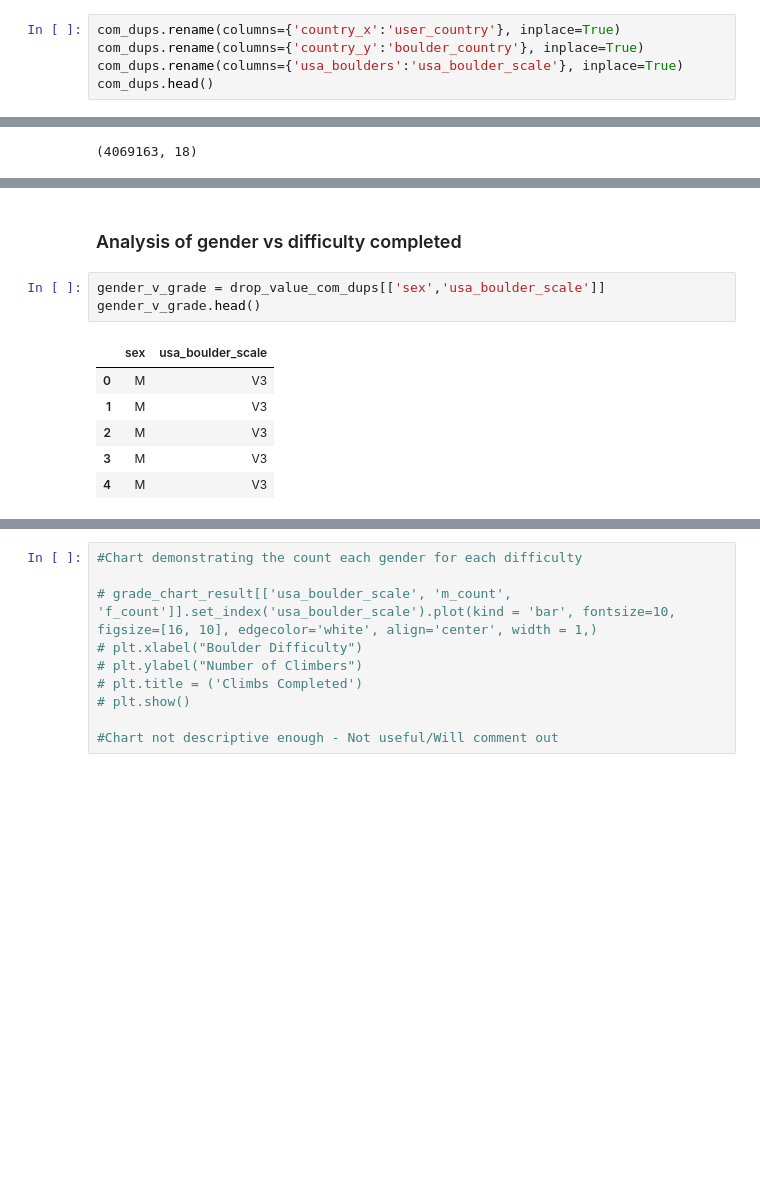
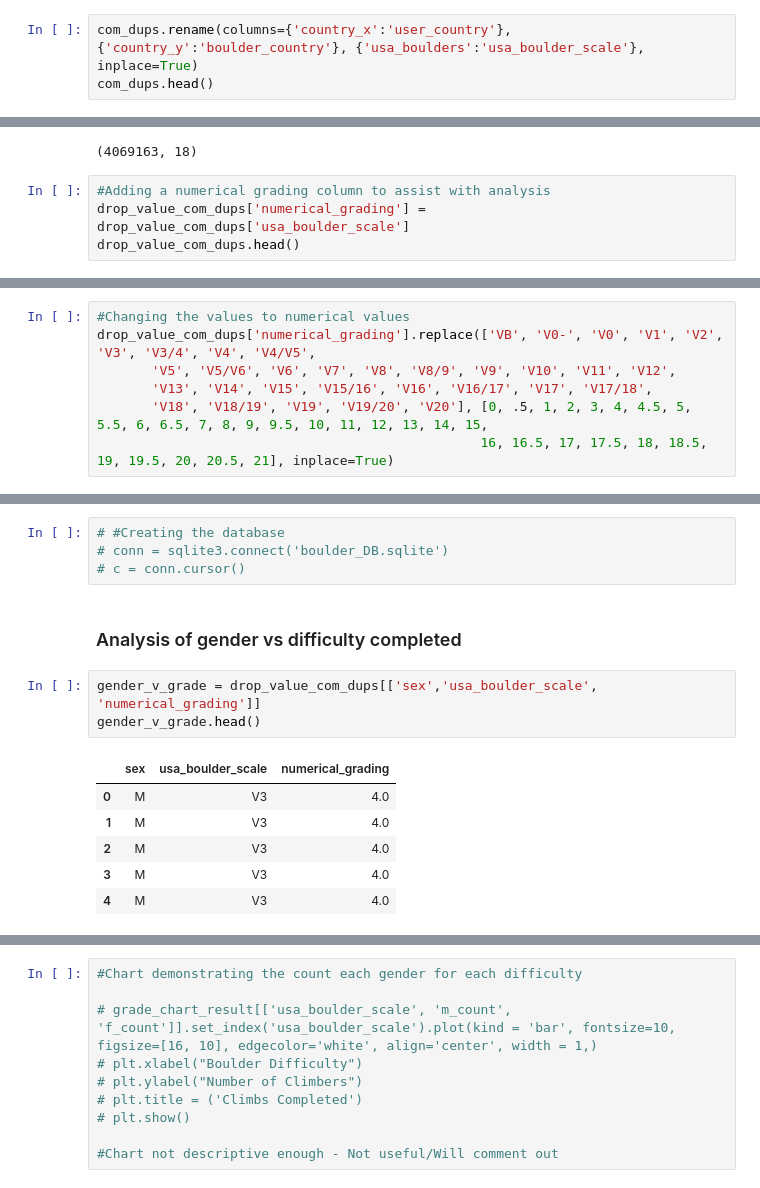
Before and after one commit to kchiev215/Passion_project, a Jupyter notebook: Data Analysis.ipynb, the cells around one changed output, grey strips where cells are left out. Drawn from its saved outputs; the diff is of its cells as text; blank space fills up the shorter version.

```diff
--- a/Data Analysis.ipynb
+++ b/Data Analysis.ipynb
@@ -234,9 +236,7 @@ com_dups.head()
 # %% [markdown]
 Renaming columns in the combined chart
 # %%
-com_dups.rename(columns={'country_x':'user_country'}, inplace=True)
-com_dups.rename(columns={'country_y':'boulder_country'}, inplace=True)
-com_dups.rename(columns={'usa_boulders':'usa_boulder_scale'}, inplace=True)
+com_dups.rename(columns={'country_x':'user_country'}, {'country_y':'boulder_country'}, {'usa_boulders':'usa_boulder_scale'}, inplace=True)
 com_dups.head()
 # %% [output]
 A value is trying to be set on a copy of a slice from a DataFrame
@@ -274,3 +274,7 @@ drop_value_com_dups.head()
 drop_value_com_dups.shape
 # %% [output]
 (4069163, 18)
+# %%
+#Adding a numerical grading column to assist with analysis
+drop_value_com_dups['numerical_grading'] = drop_value_com_dups['usa_boulder_scale']
+drop_value_com_dups.head()
@@ -276,0 +293,7 @@ drop_value_com_dups.shape
+# %%
+#Changing the values to numerical values
+drop_value_com_dups['numerical_grading'].replace(['VB', 'V0-', 'V0', 'V1', 'V2', 'V3', 'V3/4', 'V4', 'V4/V5',
+       'V5', 'V5/V6', 'V6', 'V7', 'V8', 'V8/9', 'V9', 'V10', 'V11', 'V12',
+       'V13', 'V14', 'V15', 'V15/16', 'V16', 'V16/17', 'V17', 'V17/18',
+       'V18', 'V18/19', 'V19', 'V19/20', 'V20'], [0, .5, 1, 2, 3, 4, 4.5, 5, 5.5, 6, 6.5, 7, 8, 9, 9.5, 10, 11, 12, 13, 14, 15,
+                                                 16, 16.5, 17, 17.5, 18, 18.5, 19, 19.5, 20, 20.5, 21], inplace=True)
@@ -277,15 +319,19 @@ drop_value_com_dups.shape
+# %%
+# #Creating the database
+# conn = sqlite3.connect('boulder_DB.sqlite')
+# c = conn.cursor()
 # %% [markdown]
 ### Analysis of gender vs difficulty completed
 # %%
-gender_v_grade = drop_value_com_dups[['sex','usa_boulder_scale']]
+gender_v_grade = drop_value_com_dups[['sex','usa_boulder_scale', 'numerical_grading']]
 gender_v_grade.head()
 # %% [output]
-|  | sex | usa_boulder_scale |
-| 0 | M | V3 |
-| 1 | M | V3 |
-| 2 | M | V3 |
-| 3 | M | V3 |
-| 4 | M | V3 |
+|  | sex | usa_boulder_scale | numerical_grading |
+| 0 | M | V3 | 4.0 |
+| 1 | M | V3 | 4.0 |
+| 2 | M | V3 | 4.0 |
+| 3 | M | V3 | 4.0 |
+| 4 | M | V3 | 4.0 |
 # %%
 #Getting the male climbers
 male_grade = gender_v_grade[gender_v_grade['sex']=='M']
```
Also changed, not shown: parts of 24 cells of this notebook, 5 other files.
